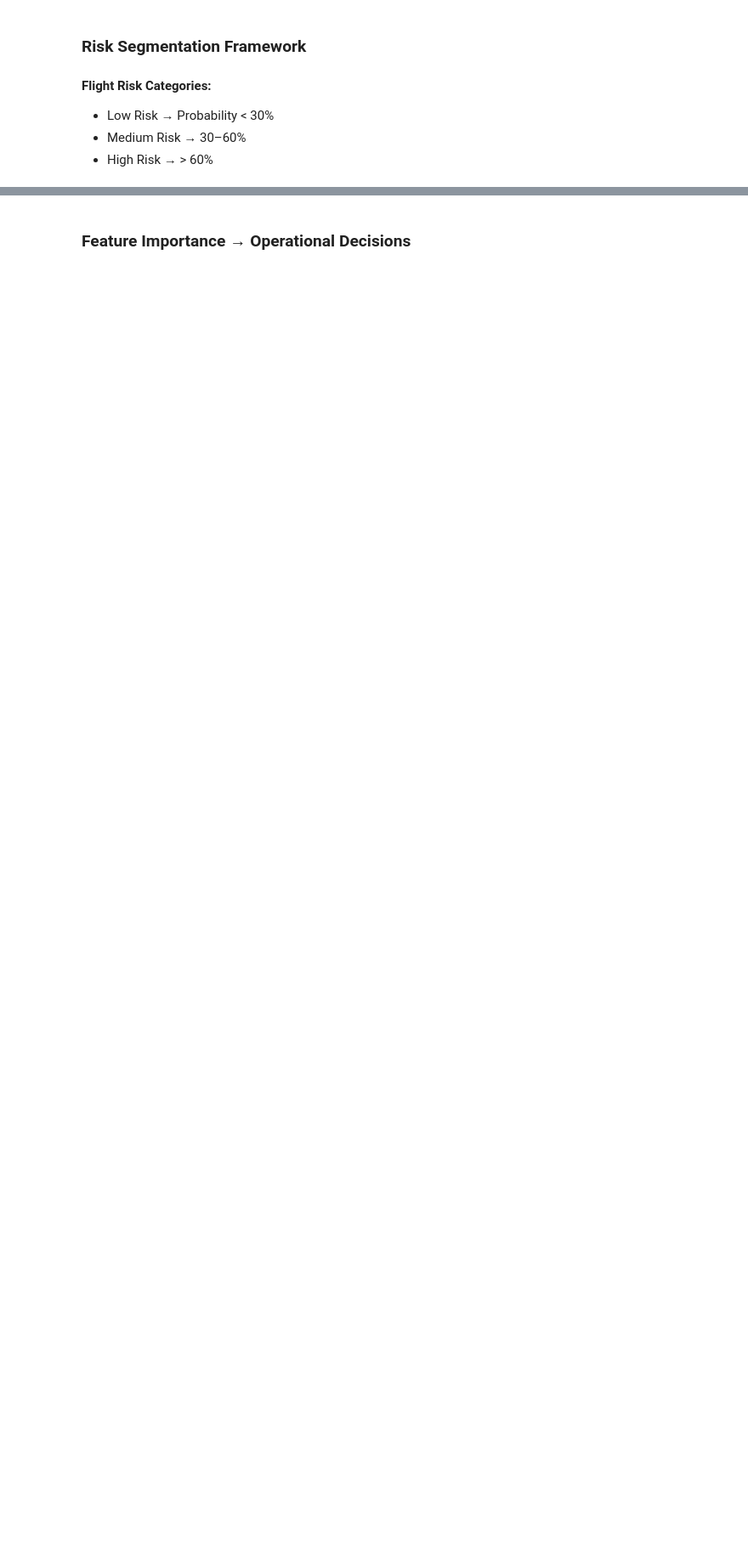
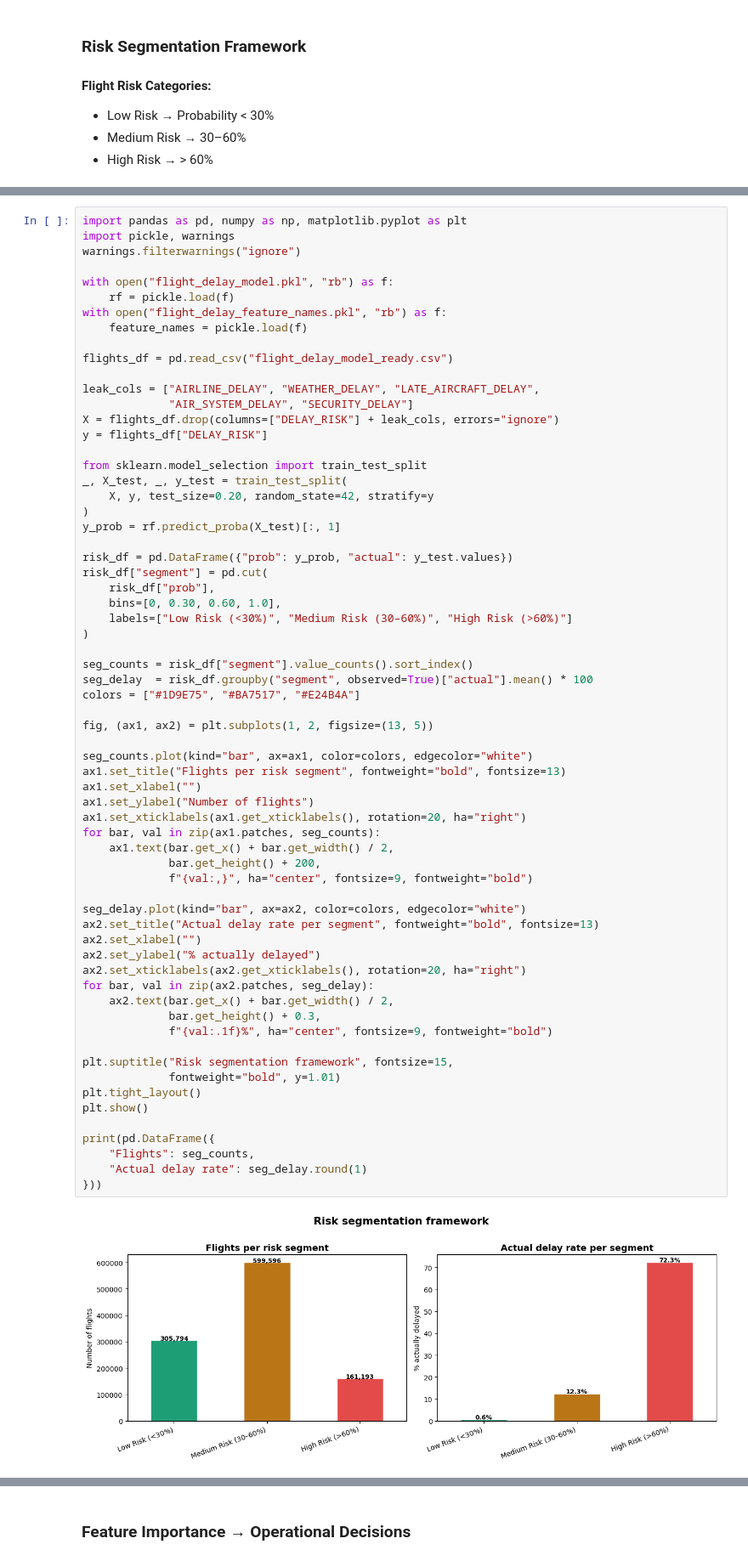
Before and after one commit to meisnerfiona-it/flight-delay-risk-prediction, a Jupyter notebook: 05_business_decision_framework.ipynb, the cells around one changed output, grey strips where cells are left out. Shown at 85% size. Saved outputs shown, nothing was run; the diff lists cells and outputs as text; blank space fills up the shorter version.

```diff
--- a/05_business_decision_framework.ipynb
+++ b/05_business_decision_framework.ipynb
@@ -53,0 +50,67 @@
+# %%
+import pandas as pd, numpy as np, matplotlib.pyplot as plt
+import pickle, warnings
+warnings.filterwarnings("ignore")
+
+with open("flight_delay_model.pkl", "rb") as f:
+    rf = pickle.load(f)
+with open("flight_delay_feature_names.pkl", "rb") as f:
+    feature_names = pickle.load(f)
+
+flights_df = pd.read_csv("flight_delay_model_ready.csv")
+
+leak_cols = ["AIRLINE_DELAY", "WEATHER_DELAY", "LATE_AIRCRAFT_DELAY",
+             "AIR_SYSTEM_DELAY", "SECURITY_DELAY"]
+X = flights_df.drop(columns=["DELAY_RISK"] + leak_cols, errors="ignore")
+y = flights_df["DELAY_RISK"]
+
+from sklearn.model_selection import train_test_split
+_, X_test, _, y_test = train_test_split(
+    X, y, test_size=0.20, random_state=42, stratify=y
+)
+y_prob = rf.predict_proba(X_test)[:, 1]
+
+risk_df = pd.DataFrame({"prob": y_prob, "actual": y_test.values})
+risk_df["segment"] = pd.cut(
+    risk_df["prob"],
+    bins=[0, 0.30, 0.60, 1.0],
+    labels=["Low Risk (<30%)", "Medium Risk (30–60%)", "High Risk (>60%)"]
+)
+
+seg_counts = risk_df["segment"].value_counts().sort_index()
+seg_delay  = risk_df.groupby("segment", observed=True)["actual"].mean() * 100
+colors = ["#1D9E75", "#BA7517", "#E24B4A"]
+
+fig, (ax1, ax2) = plt.subplots(1, 2, figsize=(13, 5))
+
+seg_counts.plot(kind="bar", ax=ax1, color=colors, edgecolor="white")
+ax1.set_title("Flights per risk segment", fontweight="bold", fontsize=13)
+ax1.set_xlabel("")
+ax1.set_ylabel("Number of flights")
+ax1.set_xticklabels(ax1.get_xticklabels(), rotation=20, ha="right")
+for bar, val in zip(ax1.patches, seg_counts):
+    ax1.text(bar.get_x() + bar.get_width() / 2,
+             bar.get_height() + 200,
+             f"{val:,}", ha="center", fontsize=9, fontweight="bold")
+
+seg_delay.plot(kind="bar", ax=ax2, color=colors, edgecolor="white")
+ax2.set_title("Actual delay rate per segment", fontweight="bold", fontsize=13)
+ax2.set_xlabel("")
+ax2.set_ylabel("% actually delayed")
+ax2.set_xticklabels(ax2.get_xticklabels(), rotation=20, ha="right")
+for bar, val in zip(ax2.patches, seg_delay):
+    ax2.text(bar.get_x() + bar.get_width() / 2,
+             bar.get_height() + 0.3,
+             f"{val:.1f}%", ha="center", fontsize=9, fontweight="bold")
+
+plt.suptitle("Risk segmentation framework", fontsize=15,
+             fontweight="bold", y=1.01)
+plt.tight_layout()
+plt.show()
+
+print(pd.DataFrame({
+    "Flights": seg_counts,
+    "Actual delay rate": seg_delay.round(1)
+}))
+# %% [output]
+[figure, added]
```
Also changed, not shown: parts of 13 cells of this notebook, 1 other file.
